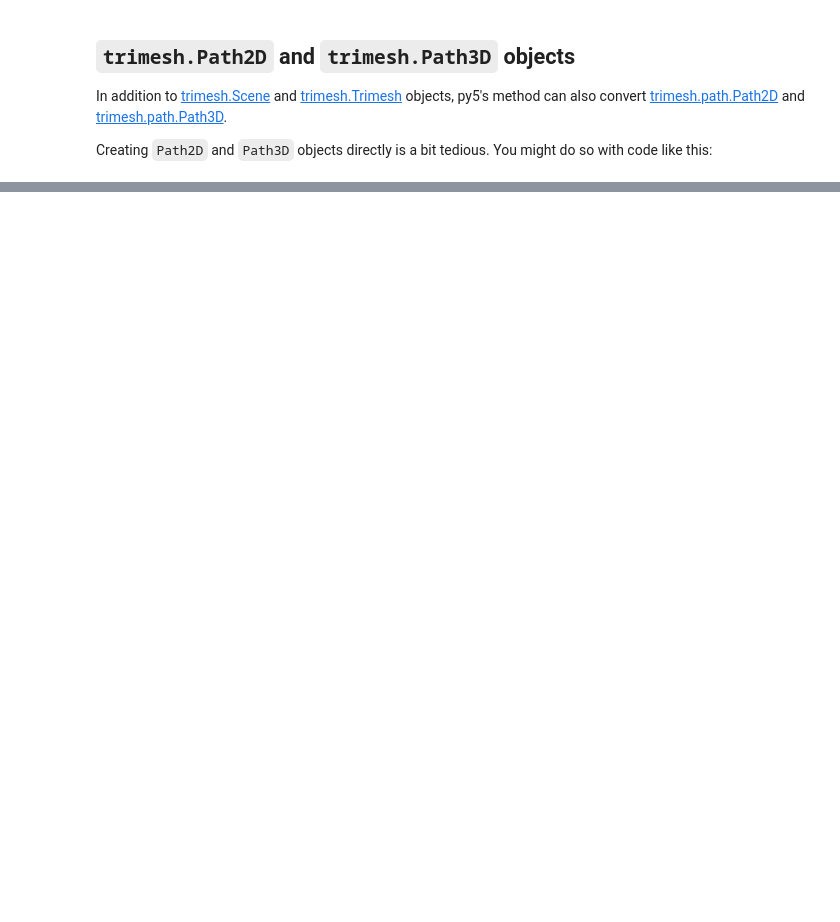
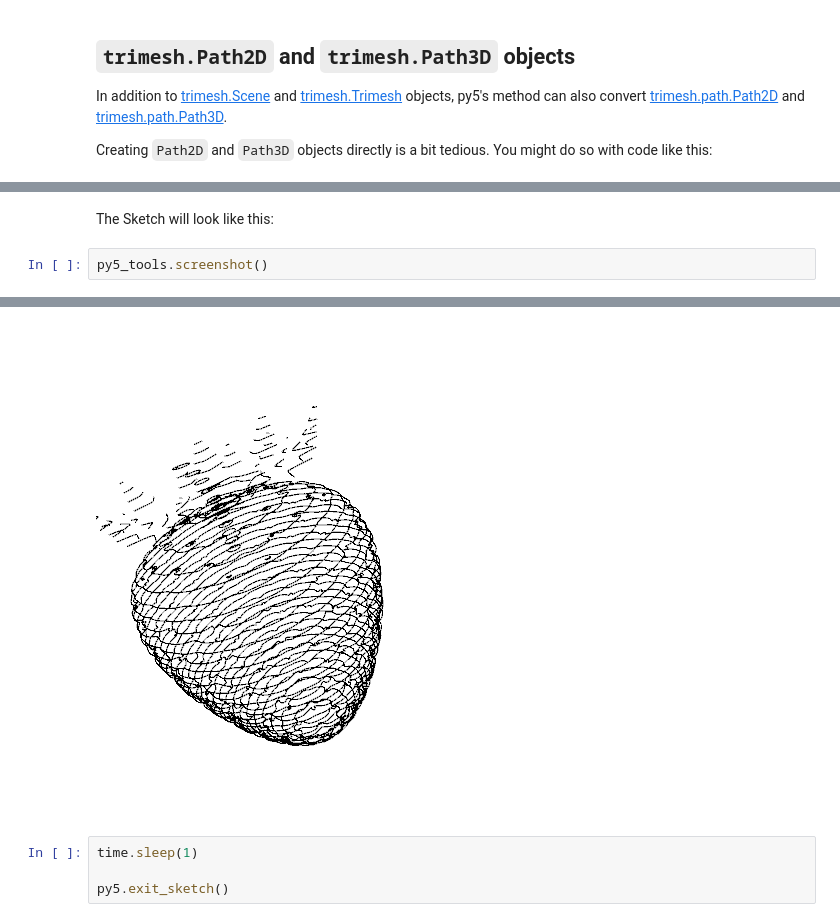
Before and after one commit to py5coding/py5book, a Jupyter notebook: integrations/trimesh.ipynb, the cells around one changed output, grey strips where cells are left out. Cells and saved outputs as stored; diff of their text form; blank space fills up the shorter version.

```diff
--- a/integrations/trimesh.ipynb
+++ b/integrations/trimesh.ipynb
@@ -200,0 +264,5 @@ Next, `path3d` could be converted to a `Py5Shape` object with [](/reference/sket
+# %% [markdown]
+The Sketch will look like this:
+# %%
+py5_tools.screenshot()
+# %% [output]
@@ -200,0 +270,5 @@ Next, `path3d` could be converted to a `Py5Shape` object with [](/reference/sket
+[figure, added]
+# %%
+time.sleep(1)
+
+py5.exit_sketch()
```
Also changed, not shown: parts of 31 cells of this notebook, 1 other file.
